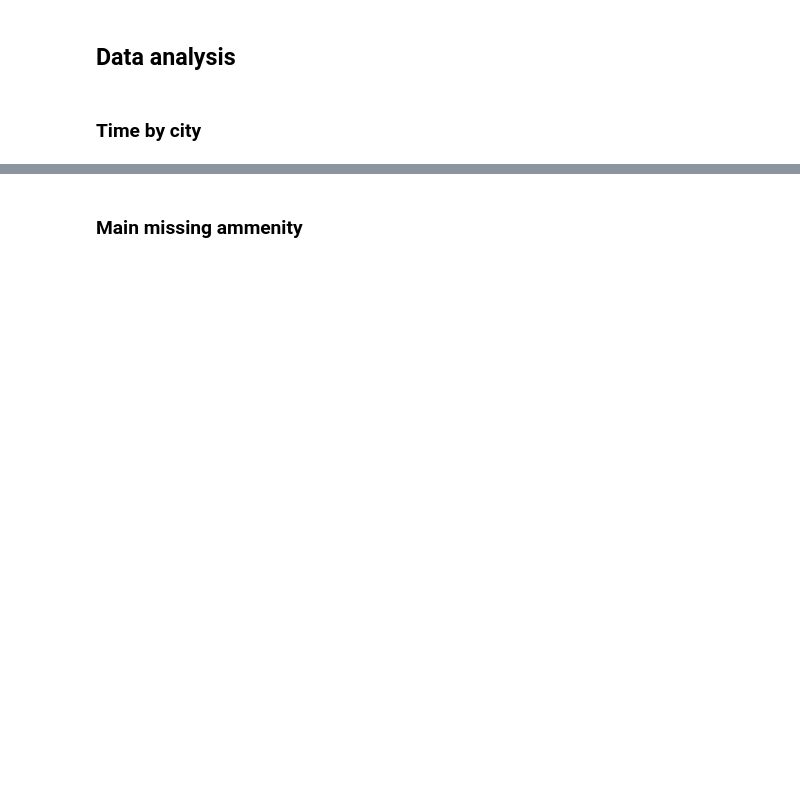
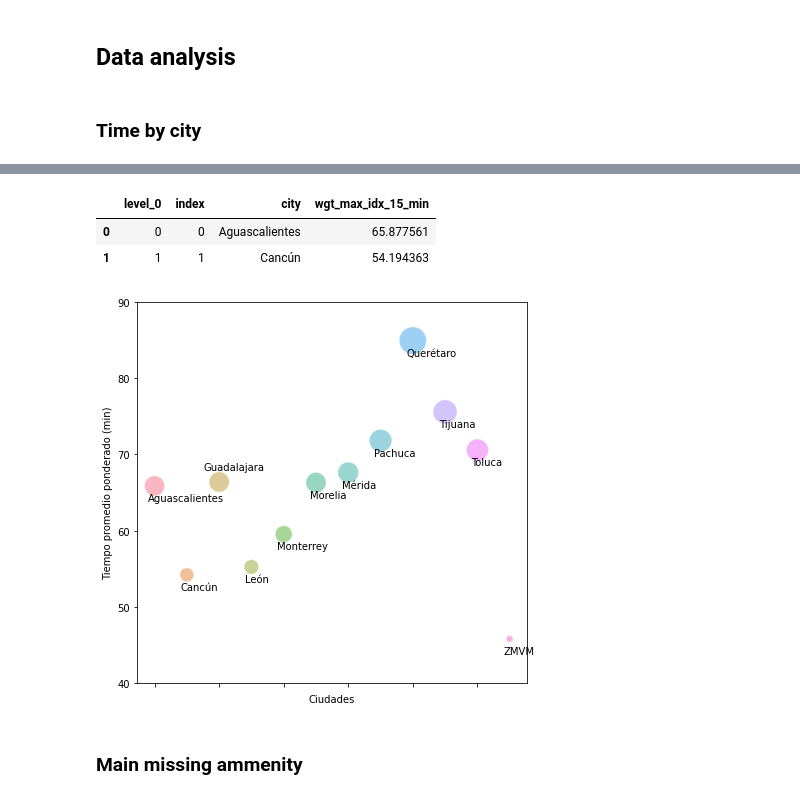
Before and after one commit to Observatorio-Ciudades/accesibilidad-urbana, a Jupyter notebook: notebooks/15_min_city/14-General-data-analysis.ipynb, the cells around one changed output, grey strips where cells are left out. Saved outputs shown, nothing was run; the diff lists cells and outputs as text; code cells hidden in the pictures; blank space fills up the shorter version.

```diff
--- a/notebooks/15_min_city/14-General-data-analysis.ipynb
+++ b/notebooks/15_min_city/14-General-data-analysis.ipynb
@@ -96,3 +131,32 @@ gdf[['city','max_idx_15_min']].groupby('city').mean()
+# %%
+df_wgt_avg = df_wgt_avg.reset_index()
+df_wgt_avg.head(2)
+# %% [output]
+|  | level_0 | index | city | wgt_max_idx_15_min |
+| 0 | 0 | 0 | Aguascalientes | 65.877561 |
+| 1 | 1 | 1 | Cancún | 54.194363 |
+# %%
+fig,ax = plt.subplots(figsize=(7,7))
+
+sns.scatterplot(data=df_wgt_avg, x=df_wgt_avg.index, y=df_wgt_avg.wgt_max_idx_15_min,
+                size=df_wgt_avg.wgt_max_idx_15_min, sizes=(50,750), alpha=0.5,
+               hue = 'city', legend=False, ax=ax)
+ax.set(xticklabels=[])
+plt.xlabel('Ciudades')
+plt.ylabel('Tiempo promedio ponderado (min)')
+plt.ylim(40,90)
+
+def label_point(x, y, val, ax):
+    a = pd.concat({'x': x, 'y': y, 'val': val}, axis=1)
+    for i, point in a.iterrows():
+        if point['val'] == 'Guadalajara':
+            ax.text(point['x']-0.5, point['y']+1.5, str(point['val']))
+        else:
+            ax.text(point['x']-0.2, point['y']-2, str(point['val']))
+
+label_point(df_wgt_avg['level_0'], df_wgt_avg.wgt_max_idx_15_min, df_wgt_avg.city, plt.gca())
+# %% [output]
+[figure, added]
 # %% [markdown]
 ### Main missing ammenity
 # %%
```
Also changed, not shown: parts of 30 cells of this notebook.
